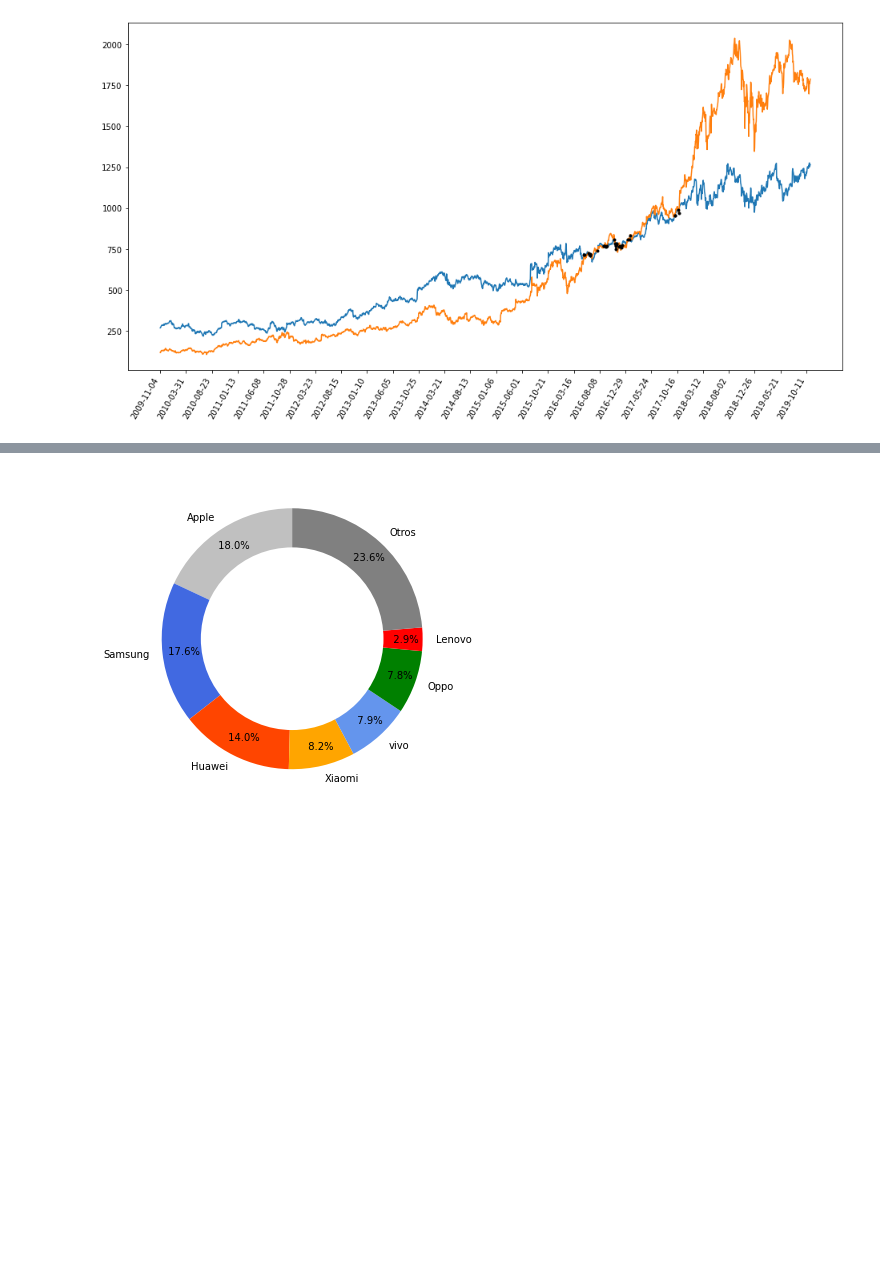
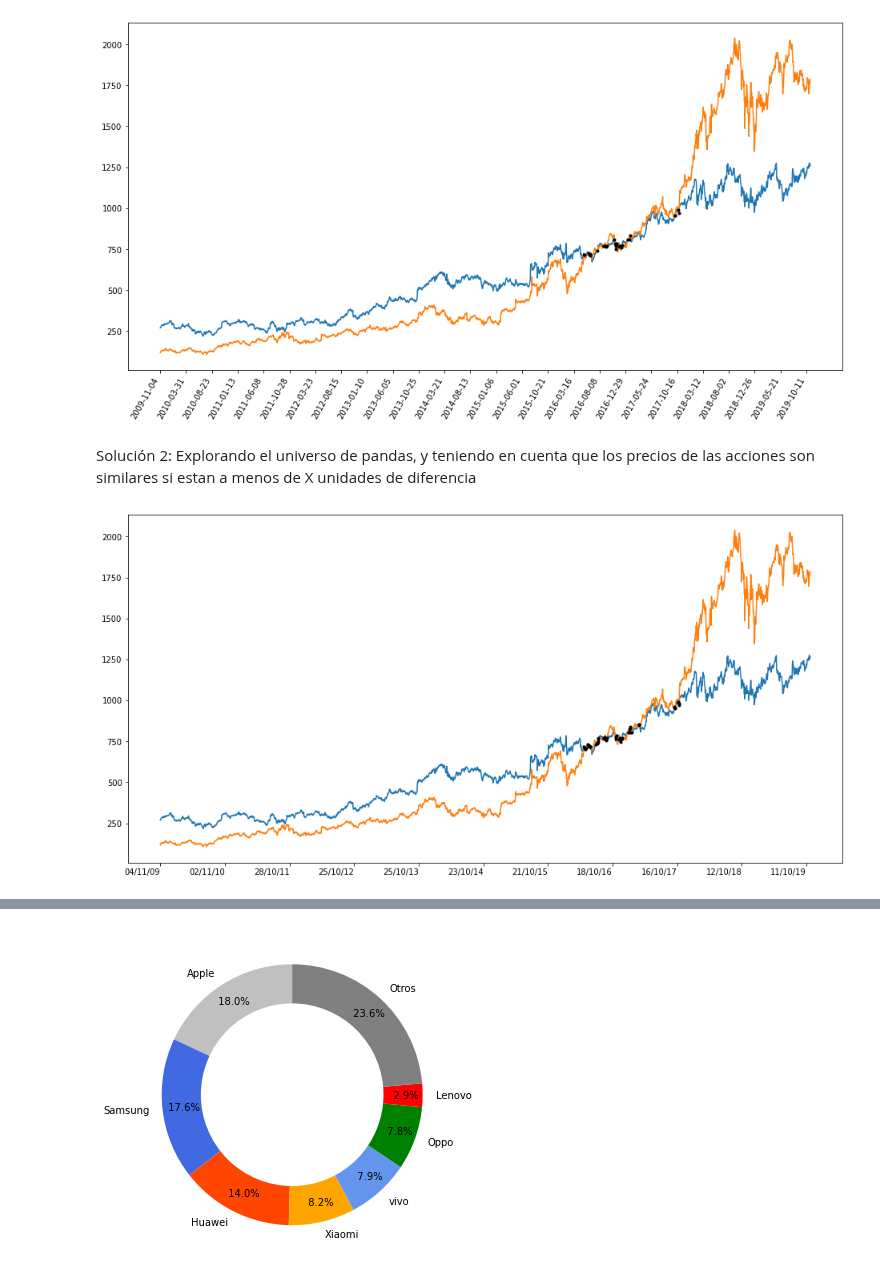
Before and after one commit to IEEESBITBA/Curso-python, a Jupyter notebook: Curso_Analisis_de_Datos_Solucionarios/Solucionario_Clase_2.ipynb, the cells around one changed output, grey strips where cells are left out. Saved outputs shown, nothing was run; the diff lists cells and outputs as text; code cells hidden in the pictures; blank space fills up the shorter version.

```diff
--- a/Curso_Analisis_de_Datos_Solucionarios/Solucionario_Clase_2.ipynb
+++ b/Curso_Analisis_de_Datos_Solucionarios/Solucionario_Clase_2.ipynb
@@ -173,6 +227,42 @@ plt.xticks(gx[::100], rotation=60, horizontalalignment='right')
 plt.show()
 # %% [output]
 [figure]
+# %% [markdown]
+Solución 2: Explorando el universo de pandas, y teniendo en cuenta que los precios de las acciones son similares si estan a menos de X unidades de diferencia
+# %%
+import pandas as pd
+import matplotlib.pyplot as plt
+import numpy as np
+
+# Leo los dfs
+google = pd.read_csv("GOOGLE.csv")
+amazon = pd.read_csv("AMZN.csv")
+# Me fijo que en la misma fecha, ambos valores den relativamente similar (difrencia < X)
+# Pongo cruces = ambos.copy porque sino arroja un aviso de que puede estar mal cuando estoy poniéndole valores a la copia
+X = 5
+ambos = pd.merge(google, amazon, how="inner", on=["Date"],suffixes=('_google', '_amazon'))
+cruces = ambos.loc[ abs(ambos["Open_google"] - ambos["Open_amazon"]) < X, :].copy(deep=True)
+
+#PLUS: cambio las fechas, para mostrarlas en formato "dd/mm/aa" y horizontalmente, para lectura más rápida
+for index, row in google.iterrows():
+  google.loc[index, "Date"] = row["Date"].split('-')[2].replace('\n','')  + '/' + row["Date"].split('-')[1] + '/' + row["Date"].split('-')[0][2:4]
+for index, row in amazon.iterrows():
+  amazon.loc[index, "Date"] = row["Date"].split('-')[2].replace('\n','')  + '/' + row["Date"].split('-')[1] + '/' + row["Date"].split('-')[0][2:4]
+for index, row in cruces.iterrows():
+  cruces.loc[index, "Date"] = row["Date"].split('-')[2].replace('\n','')  + '/' + row["Date"].split('-')[1] + '/' + row["Date"].split('-')[0][2:4]
+
+plt.figure(figsize=(16, 8))
+plt.plot(google["Date"],google["Open"])
+plt.plot(amazon["Date"],amazon["Open"])
+plt.plot(cruces["Date"],cruces["Open_google"], 'k.')
+
+# En el eje X elijo mostrar 1 cada 250 fechas
+# Luego elijo la alineación con el borde derecho del texto
+plt.xticks(google["Date"][::250], horizontalalignment='right')
+
+plt.show()
+# %% [output]
+[figure, added]
 # %% [markdown]
 ### Mini desafío 3
 
```
Also changed, not shown: parts of 31 cells of this notebook.
